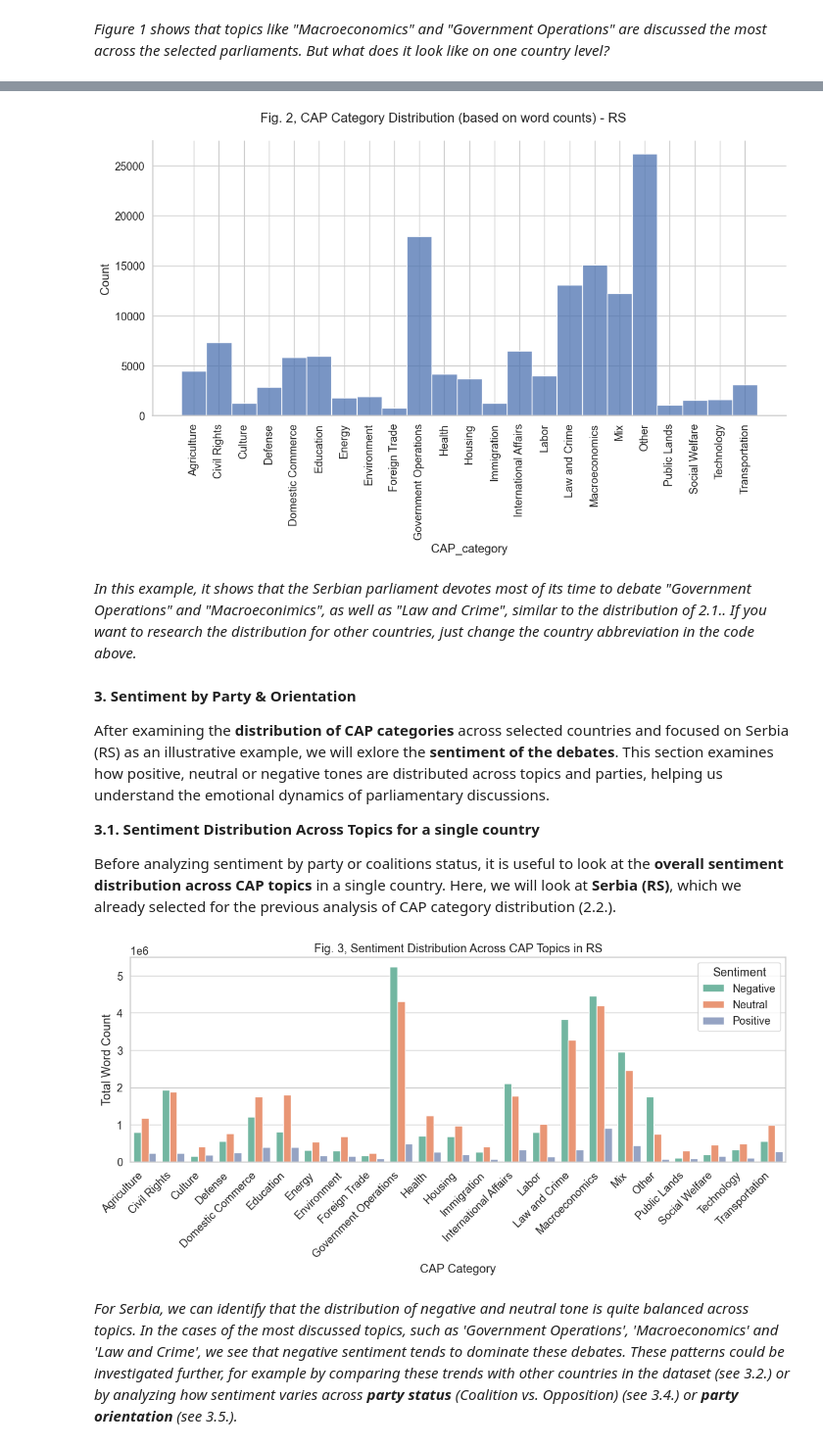
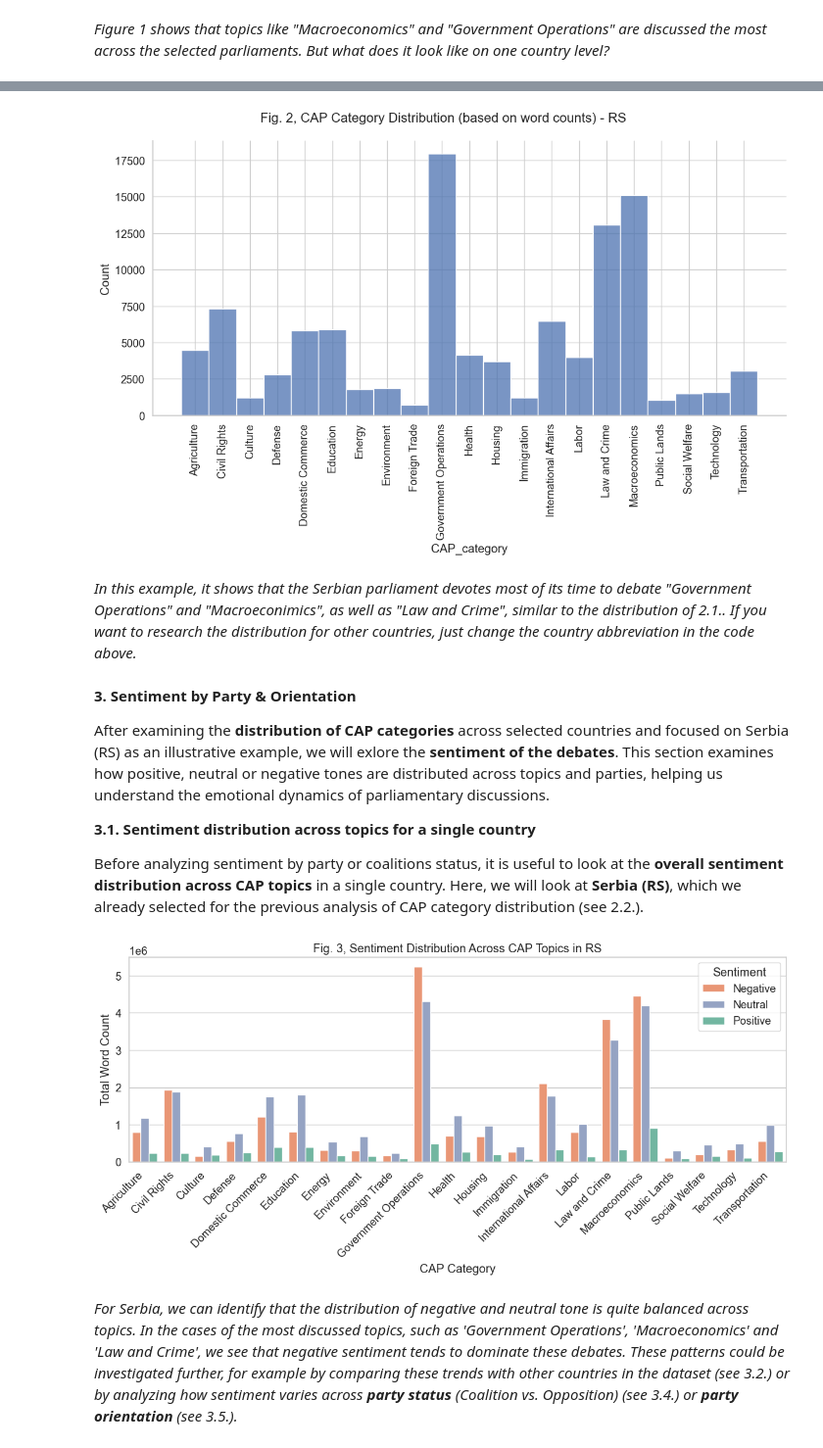
Before and after one commit to clarinsi/ParlaCAP-Analysis-Tutorials, a Jupyter notebook: Tutorial 2 - Calculating Topic and Sentiment Distributions.ipynb, the cells around one changed output, grey strips where cells are left out. Shown at 98% size. Cells and saved outputs as stored; diff of their text form; code cells hidden in the pictures.

```diff
--- a/Tutorial 2 - Calculating Topic and Sentiment Distributions.ipynb
+++ b/Tutorial 2 - Calculating Topic and Sentiment Distributions.ipynb
@@ -116,3 +116,8 @@ All filtered: (4597575, 21)
+# %%
+filtered_all["CAP_category"] = filtered_all["CAP_category"].astype("category")
+filtered_all = filtered_all[~filtered_all["CAP_category"].isin(["Mix", "Other"])]
+# %%
+filtered_all["CAP_category"] = filtered_all["CAP_category"].cat.remove_unused_categories()
 # %% [markdown]
 **2. CAP Category Distributions**
 
@@ -170,7 +175,7 @@ g.set_xticklabels(rotation=90)
 g.fig.suptitle("Fig. 2, CAP Category Distribution (based on word counts) - RS", fontsize=16)
 g.fig.subplots_adjust(top=0.9)
 # %% [output]
-[figure, old version]
+[figure, new version]
 # %% [markdown]
 *In this example, it shows that the Serbian parliament devotes most of its time to debate "Government Operations" and "Macroeconimics", as well as "Law and Crime", similar to the distribution of 2.1.. If you want to research the distribution for other countries, just change the country abbreviation in the code above.*
 # %% [markdown]
@@ -178,9 +183,9 @@ g.fig.subplots_adjust(top=0.9)
 
 After examining the **distribution of CAP categories** across selected countries and focused on Serbia (RS) as an illustrative example, we will exlore the **sentiment of the debates**. This section examines how positive, neutral or negative tones are distributed across topics and parties, helping us understand the emotional dynamics of parliamentary discussions.
 
-**3.1. Sentiment Distribution Across Topics for a single country**
+**3.1. Sentiment distribution across topics for a single country**
 
-Before analyzing sentiment by party or coalitions status, it is useful to look at the **overall sentiment distribution across CAP topics** in a single country. Here, we will look at **Serbia (RS)**, which we already selected for the previous analysis of CAP category distribution (2.2.).
+Before analyzing sentiment by party or coalitions status, it is useful to look at the **overall sentiment distribution across CAP topics** in a single country. Here, we will look at **Serbia (RS)**, which we already selected for the previous analysis of CAP category distribution (see 2.2.).
 # %%
 # ---- 1. Filter data for one country ----
 country = "RS"  # change to your country of interest
@@ -192,35 +197,43 @@ cap_sent_counts = (
     .groupby(["CAP_category", "sent3_category"], observed=True)["word_count"]
     .sum()
     .reset_index()
 )
 
 # ---- 3. Ensure CAP_category is ordered consistently ----
 cap_order = sorted(country_data["CAP_category"].unique())
 cap_sent_counts["CAP_category"] = pd.Categorical(
     cap_sent_counts["CAP_category"],
     categories=cap_order,
     ordered=True
 )
 
 # ---- 4. Plot ----
 plt.figure(figsize=(12,6))
+
+set2 = sns.color_palette("Set2")
+custom_palette = {
+    "Negative": set2[1],
+    "Neutral": set2[2],
+    "Positive": set2[0]
+}
+
 sns.barplot(
     data=cap_sent_counts,
     x="CAP_category",
     y="word_count",
     hue="sent3_category",
-    palette="Set2"
+    palette=custom_palette
 )
 
 plt.title(f"Fig. 3, Sentiment Distribution Across CAP Topics in {country}")
 plt.xlabel("CAP Category")
 plt.ylabel("Total Word Count")
 plt.xticks(rotation=45, ha="right")
 plt.legend(title="Sentiment")
 plt.tight_layout()
 plt.show()
 # %% [output]
-[figure, old version]
+[figure, new version]
 # %% [markdown]
 *For Serbia, we can identify that the distribution of negative and neutral tone is quite balanced across topics. In the cases of the most discussed topics, such as 'Government Operations', 'Macroeconomics' and 'Law and Crime', we see that negative sentiment tends to dominate these debates. These patterns could be investigated further, for example by comparing these trends with other countries in the dataset (see 3.2.) or by analyzing how sentiment varies across **party status** (Coalition vs. Opposition) (see 3.4.) or **party orientation** (see 3.5.).*
 # %% [markdown]
```
Also changed, not shown: parts of 16 cells of this notebook, 4 other files.
